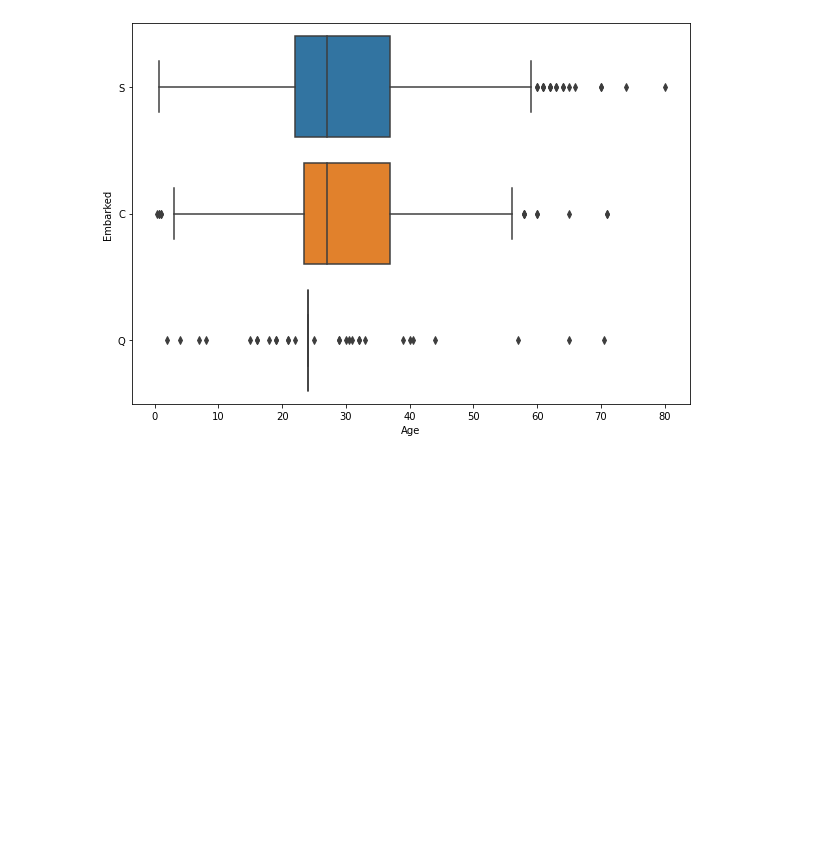
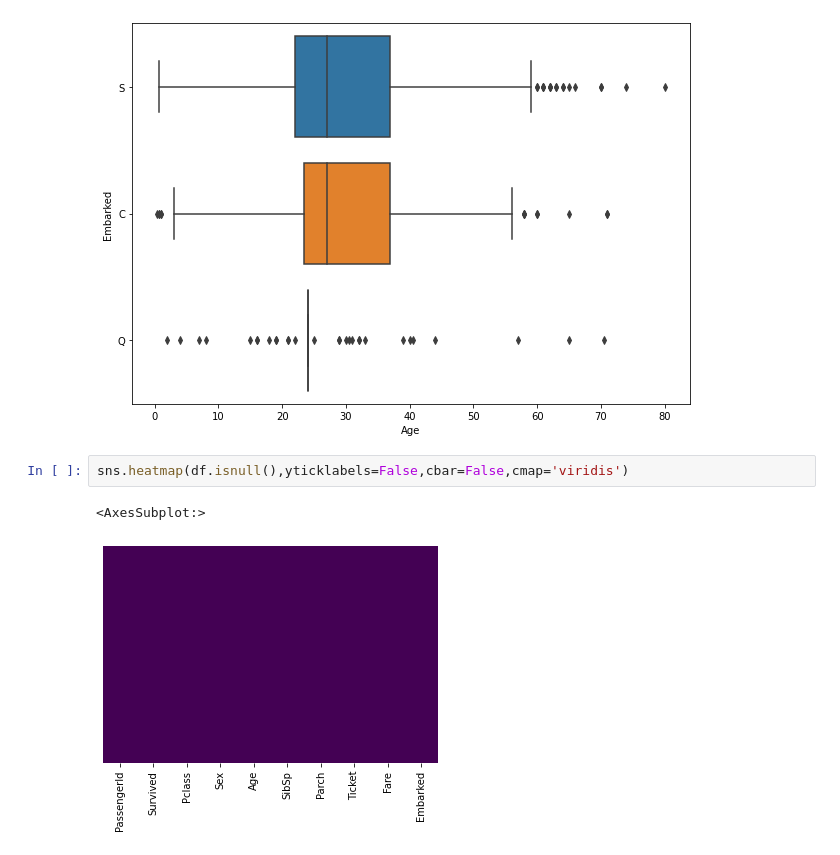
Before and after one commit to babiswas/pandasrepo, a Jupyter notebook: Titanic_new.ipynb, the cells around one changed output. Saved outputs shown, nothing was run; the diff lists cells and outputs as text; blank space fills up the shorter version.

```diff
--- a/Titanic_new.ipynb
+++ b/Titanic_new.ipynb
@@ -186,3 +186,8 @@ sns.boxplot(y='Embarked',x='Age',data=df)
 # %% [output]
 <AxesSubplot:xlabel='Age', ylabel='Embarked'>
 [figure]
+# %%
+sns.heatmap(df.isnull(),yticklabels=False,cbar=False,cmap='viridis')
+# %% [output]
+<AxesSubplot:>
+[figure, added]
```
Also changed, not shown: parts of 11 cells of this notebook.
